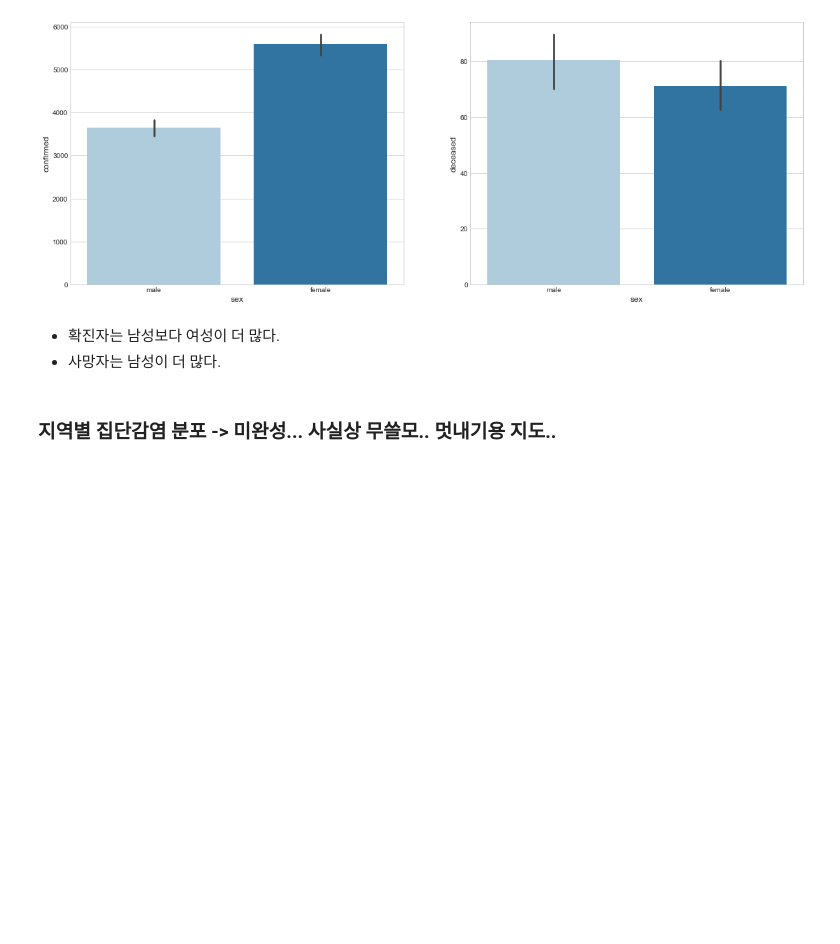
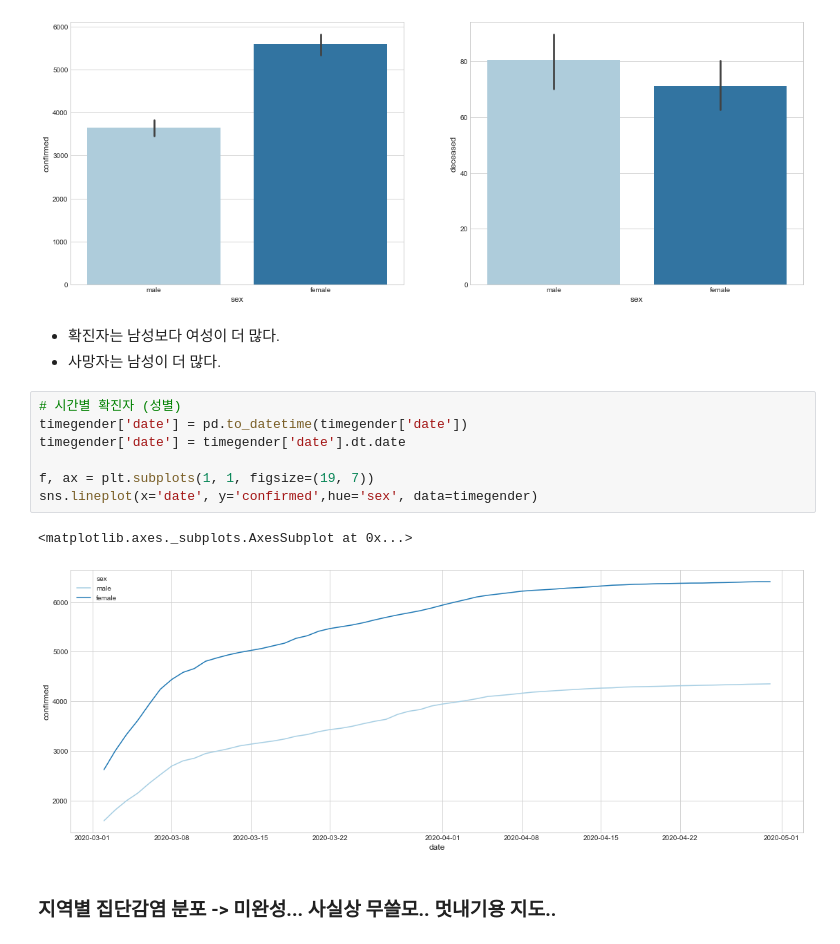
Before and after one commit to sjeena0722/AIFFEL, a Jupyter notebook: 두시데이터/두시데이터_코로나EDA.ipynb, the cells around one changed output. Cells and saved outputs as stored; diff of their text form; blank space fills up the shorter version.

```diff
--- a/두시데이터/두시데이터_코로나EDA.ipynb
+++ b/두시데이터/두시데이터_코로나EDA.ipynb
@@ -676,6 +695,16 @@ sns.barplot(x='sex', y='deceased', data=timegender,ax=ax[1])
 # %% [markdown]
 * 확진자는 남성보다 여성이 더 많다.
 * 사망자는 남성이 더 많다.
+# %%
+# 시간별 확진자 (성별)
+timegender['date'] = pd.to_datetime(timegender['date'])
+timegender['date'] = timegender['date'].dt.date
+
+f, ax = plt.subplots(1, 1, figsize=(19, 7))
+sns.lineplot(x='date', y='confirmed',hue='sex', data=timegender)
+# %% [output]
+<matplotlib.axes._subplots.AxesSubplot at 0x...>
+[figure, added]
 # %% [markdown]
 ###  지역별 집단감염 분포 -> 미완성... 사실상 무쓸모.. 멋내기용 지도..
 # %% [markdown]
```
Also changed, not shown: parts of 3 cells of this notebook.
